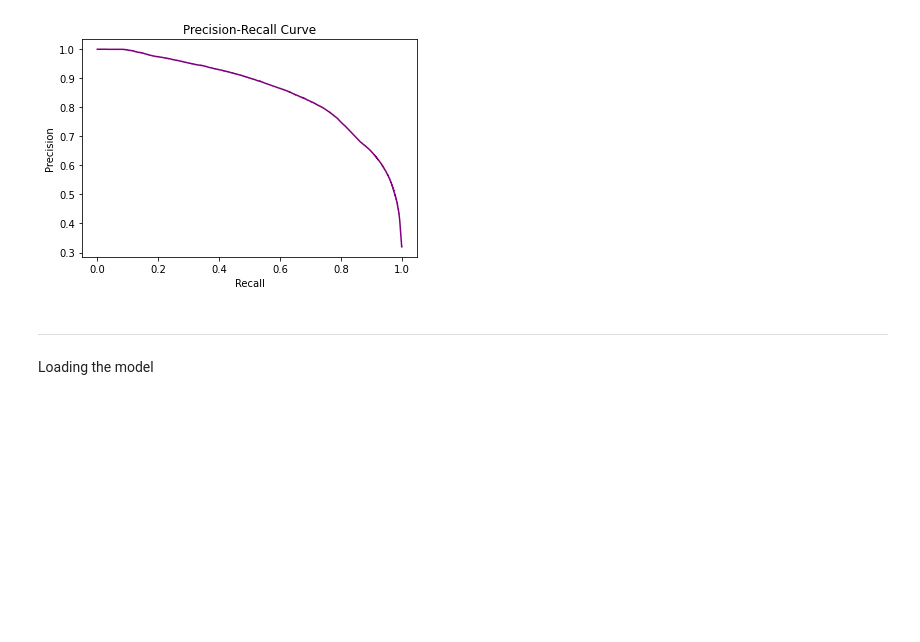
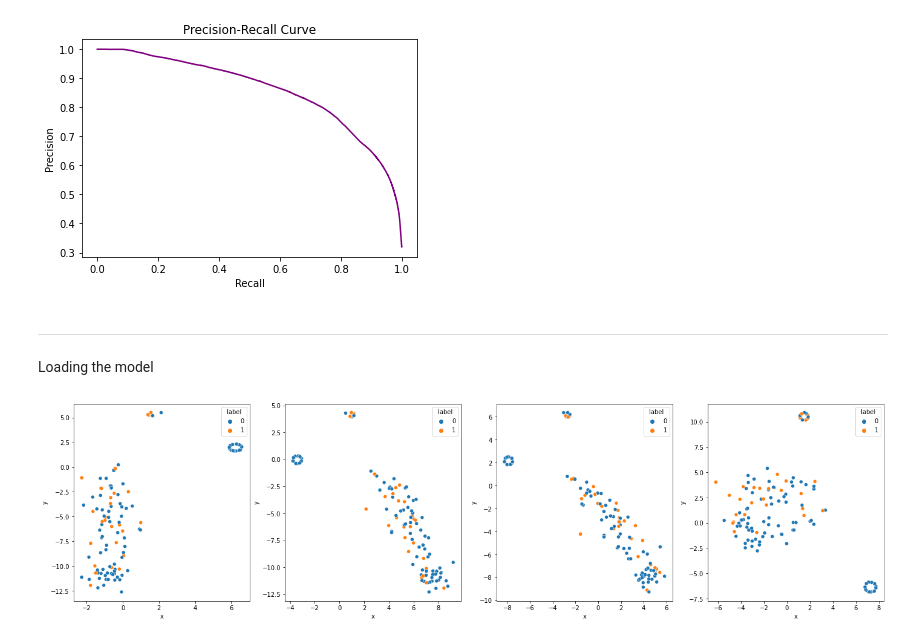
Before and after one commit to victor-radermecker/No-Action-Email-Prediction-Model, a Jupyter notebook: notebooks/NLP__DistilBERT_training_v2.ipynb, the cells around one changed output. Saved outputs shown, nothing was run; the diff lists cells and outputs as text; code cells hidden in the pictures; blank space fills up the shorter version.

```diff
--- a/notebooks/NLP__DistilBERT_training_v2.ipynb
+++ b/notebooks/NLP__DistilBERT_training_v2.ipynb
@@ -680,8 +595,0 @@ fig.show()
-# %%
-from sklearn.discriminant_analysis import LinearDiscriminantAnalysis
-
-X_pca = X.drop("labels", axis=1)
-
-#Fit the LDA model
-model = LinearDiscriminantAnalysis()
-X_lda = model.fit_transform(X_pca, X["labels"])
@@ -702,6 +603,7 @@ model.eval()
 
 # Tracking variables
 predictions , true_labels, probabilities = [], [], []
+hidden = []
 
 # Predict
 for batch in tqdm(prediction_dataloader):
@@ -715,11 +617,12 @@ for batch in tqdm(prediction_dataloader):
   # speeding up prediction
   with torch.no_grad():
       # Forward pass, calculate logit predictions
-      outputs = model(b_input_ids, token_type_ids=None,
+      outputs = model(b_input_ids, token_type_ids=None, output_hidden_states=True,
                       attention_mask=b_input_mask)
 
   logits = outputs[0]
   probs = torch.nn.functional.softmax(logits, dim=-1).cpu().numpy()
+  hidden.append(outputs.hidden_states[1:])
 
   # Move logits and labels to CPU
   logits = logits.detach().cpu().numpy()
@@ -825,3 +748,38 @@ tokenizer = BertTokenizer.from_pretrained(output_dir)
 model.cuda()
 device = torch.device("cuda:0" if torch.cuda.is_available() else "cpu")
 model.to(device);
+# %%
+from sklearn.manifold import TSNE
+
+%matplotlib inline
+import matplotlib.pyplot as plt
+from mpl_toolkits.mplot3d import Axes3D
+
+import seaborn as sns
+
+dim_reducer = TSNE(n_components=2)
+
+def visualize_layerwise_embeddings(hidden_states,masks,labels,epoch,title,layers_to_visualize):
+
+    #!mkdir -p '/content/drive/MyDrive/Google Colab - ALab/NLP Models/BERT_final/{title}'
+    num_layers = len(layers_to_visualize)
+
+    fig = plt.figure(figsize=(24,(num_layers/4)*6)) #each subplot of size 6x6, each row will hold 4 plots
+    ax = [fig.add_subplot(num_layers/4,4,i+1) for i in range(num_layers)]
+
+    labels = labels.numpy().reshape(-1)
+    for i,layer_i in enumerate(layers_to_visualize):
+        layer_embeds = hidden_states[layer_i].detach().cpu()
+
+        layer_averaged_hidden_states = torch.div(layer_embeds.sum(dim=1),masks.sum(dim=1,keepdim=True))
+        layer_dim_reduced_embeds = dim_reducer.fit_transform(layer_averaged_hidden_states.numpy())
+
+        df = pd.DataFrame.from_dict({'x':layer_dim_reduced_embeds[:,0],'y':layer_dim_reduced_embeds[:,1],'label':labels})
+
+        sns.scatterplot(data=df,x='x',y='y',hue='label',ax=ax[i])
+
+    #plt.savefig(f'/content/drive/MyDrive/Google Colab - ALab/NLP Models/BERT_final/{title}',format='png',pad_inches=0)
+# %%
+visualize_layerwise_embeddings(hidden, b_input_mask.detach().cpu(), b_labels.detach().cpu(), 0, "test", [8, 9, 10, 11])
+# %% [output]
+[figure, added]
```
Also changed, not shown: parts of 18 cells of this notebook, 7 other files.
